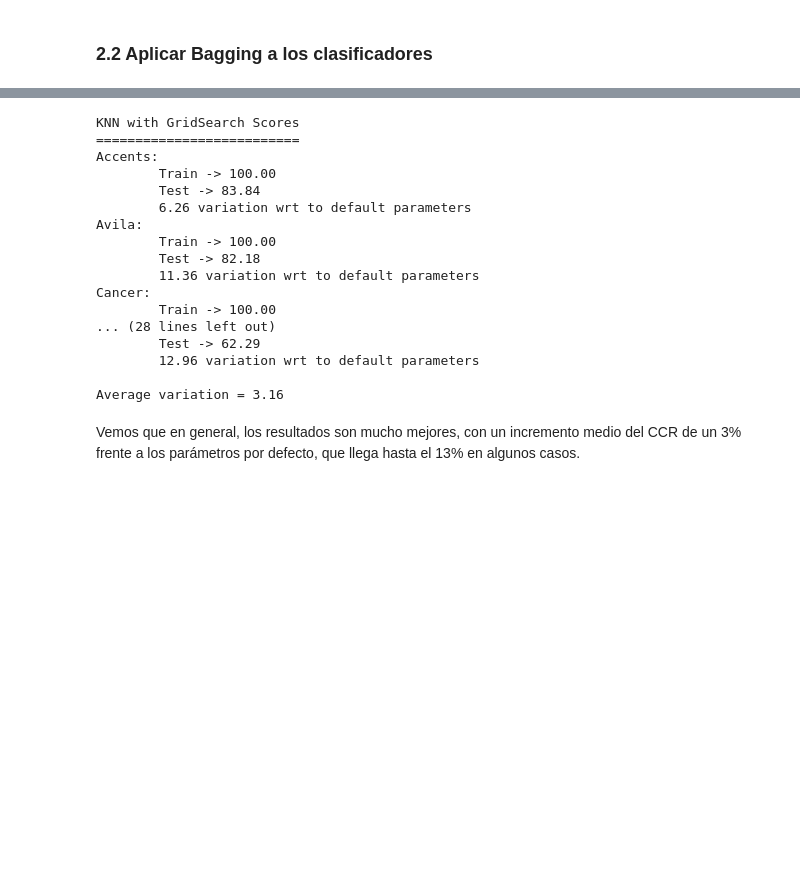
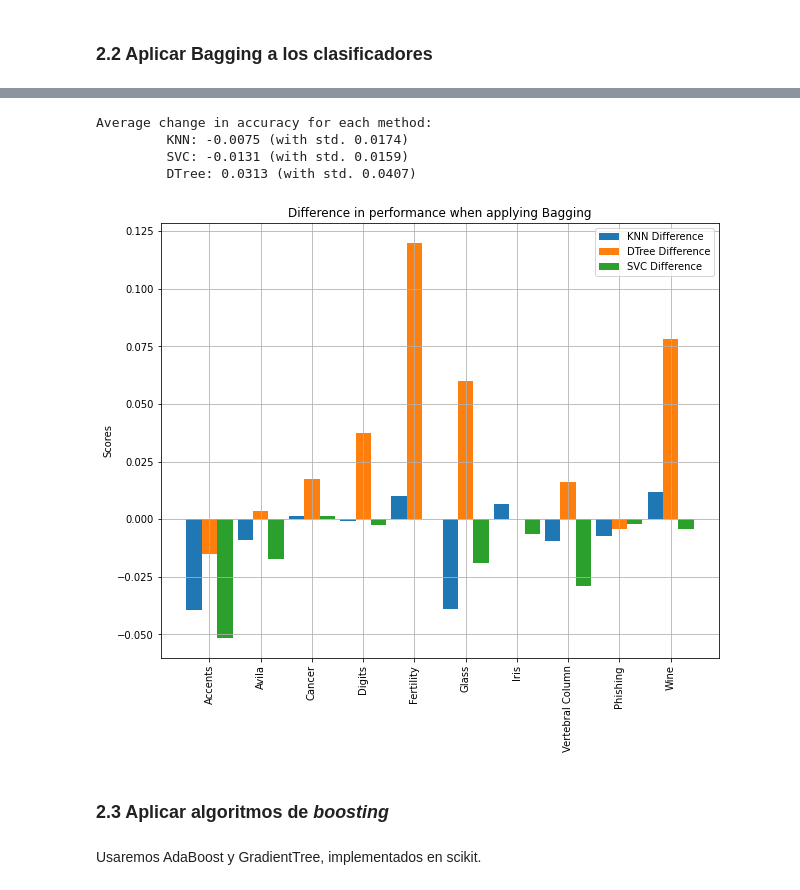
Before and after one commit to AdoenLunnae/IMD, a Jupyter notebook: P4/practica4.ipynb, the cells around one changed output, grey strips where cells are left out. Saved outputs shown, nothing was run; the diff lists cells and outputs as text; code cells hidden in the pictures; blank space fills up the shorter version.

```diff
--- a/P4/practica4.ipynb
+++ b/P4/practica4.ipynb
@@ -209,29 +160,39 @@ for i in range(len(dfs)):
-# %%
-print('KNN with GridSearch Scores')
-print('==========================')
-for i in range(len(dfs)):
-    print(f'{df_names[i]}:')
-    print(f'\tTrain -> {knn_gc_scores_train[i]:.2f}')
-    print(f'\tTest -> {knn_gc_scores_test[i]:.2f}')
-    print(f'\t{knn_gc_scores_test[i] - average_knn_scores[i]:.2f} variation wrt to default parameters')
-print(f'\nAverage variation = {np.mean(knn_gc_scores_test - average_knn_scores):.2f}')
-# %% [output]
-KNN with GridSearch Scores
-==========================
-Accents:
-        Train -> 100.00
-        Test -> 83.84
-        6.26 variation wrt to default parameters
-Avila:
-        Train -> 100.00
-        Test -> 82.18
-        11.36 variation wrt to default parameters
-Cancer:
-        Train -> 100.00
-... (28 lines left out)
-        Test -> 62.29
-        12.96 variation wrt to default parameters
-
-Average variation = 3.16
-# %% [markdown]
-Vemos que en general, los resultados son mucho mejores, con un incremento medio del CCR de un 3% frente a los parámetros por defecto, que llega hasta el 13% en algunos casos.
+# %%
+knn_diff = average_knn_b_scores - average_knn_scores
+svc_diff = average_svc_b_scores - average_svc_scores
+dtree_diff = average_dtree_b_scores - average_dtree_scores
+# %%
+print('Average change in accuracy for each method:')
+print(f'\t KNN: {np.mean(knn_diff):.4f} (with std. {np.std(knn_diff):.4f})')
+print(f'\t SVC: {np.mean(svc_diff):.4f} (with std. {np.std(svc_diff):.4f})')
+print(f'\t DTree: {np.mean(dtree_diff):.4f} (with std. {np.std(dtree_diff):.4f})')
+# %% [output]
+Average change in accuracy for each method:
+         KNN: -0.0075 (with std. 0.0174)
+         SVC: -0.0131 (with std. 0.0159)
+         DTree: 0.0313 (with std. 0.0407)
+# %%
+x = np.arange(len(dfs)*2, step=2)  # the label locations
+width = 0.6  # the width of the bars
+
+fig, ax = plt.subplots(figsize=(10,8))
+
+ax.bar(x - width, knn_diff, width, label='KNN Difference')
+ax.bar(x, dtree_diff, width, label='DTree Difference')
+ax.bar(x + width, svc_diff, width, label='SVC Difference')
+
+# Add some text for labels, title and custom x-axis tick labels, etc.
+ax.grid()
+ax.set_ylabel('Scores')
+ax.set_title('Difference in performance when applying Bagging')
+ax.set_xticks(x)
+ax.set_xticklabels(df_names, rotation='vertical')
+ax.legend()
+
+plt.show()
+# %% [output]
+[figure, added]
+# %% [markdown]
+### 2.3 Aplicar algoritmos de _boosting_
+# %% [markdown]
+Usaremos AdaBoost y GradientTree, implementados en scikit.
```
Also changed, not shown: parts of 22 cells of this notebook, 3 other files.
